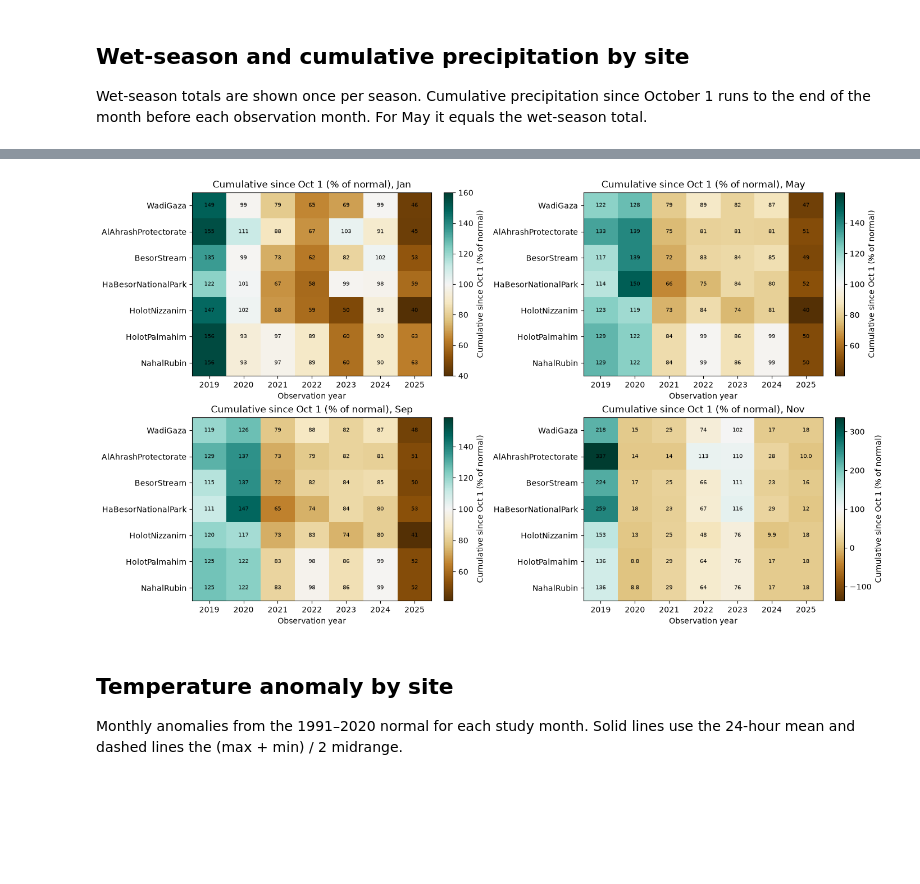
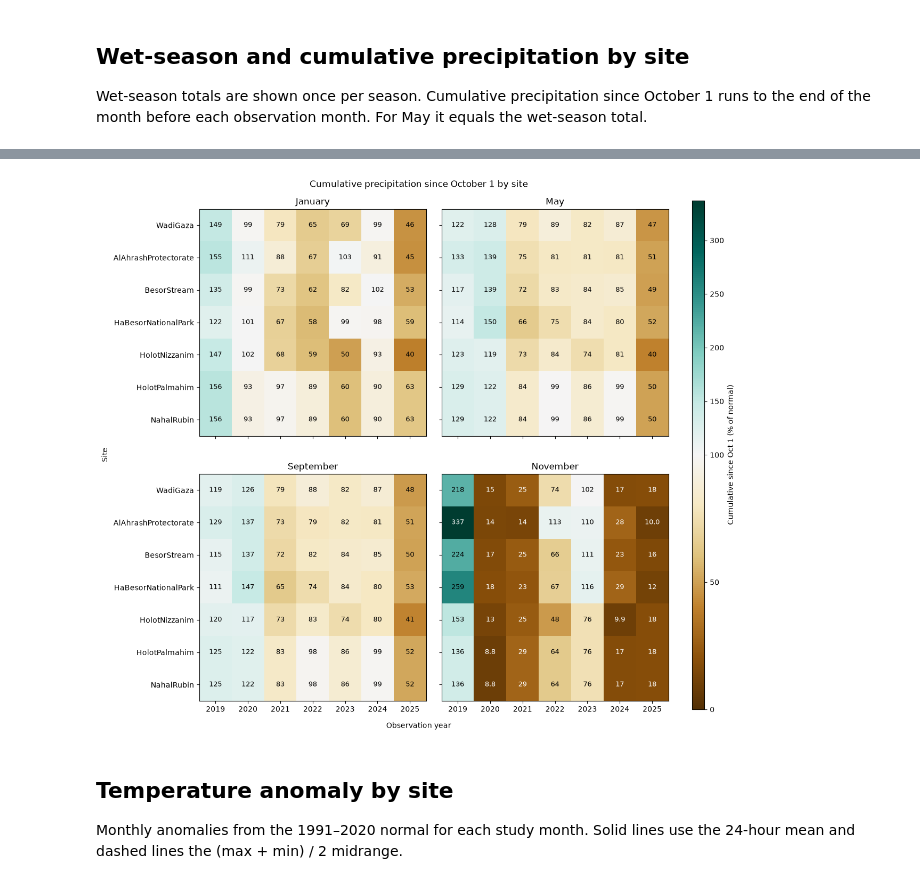
Before and after one commit to tariqshihadah/wadi-gaza-research, a Jupyter notebook: notebooks/22_visualize_climate_context.ipynb, the cells around one changed output, grey strips where cells are left out. Drawn from its saved outputs; the diff is of its cells as text; code cells hidden in the pictures; blank space fills up the shorter version.

```diff
--- a/notebooks/22_visualize_climate_context.ipynb
+++ b/notebooks/22_visualize_climate_context.ipynb
@@ -106,8 +108,12 @@ Observed minus normal (mm) for each study month. Hatched cells have a normal bel
 # %%
-fig, axes = plt.subplots(2, 2, figsize=(14, 8), constrained_layout=True)
+limit = float(summary["precip_anom_mm"].abs().max())
+fig, axes = plt.subplots(2, 2, figsize=(12, 10.4), constrained_layout=True)
 for ax, month in zip(axes.flat, config.study_months):
-    plot_summary_heatmap(summary, "precip_anom_mm", month, ax=ax, flag="precip_near_zero_normal",
-                         label="Precipitation anomaly (mm)", sites=SITE_ORDER)
+    plot_summary_heatmap(summary, "precip_anom_mm", month, ax=ax,
+                         flag="precip_near_zero_normal",
+                         sites=SITE_ORDER, limit=limit, colorbar=False)
+    ax.set_title(month_name(month))
+finish_panel_grid(fig, axes, label="Precipitation anomaly (mm)", title="Monthly precipitation anomaly by site")
 save_figure(fig, PLOT_DIR / "precip_anomaly_heatmaps.png")
 plt.show()
 # %% [output]
@@ -125,13 +131,16 @@ plt.show()
 # %%
-fig, axes = plt.subplots(2, 2, figsize=(14, 8), constrained_layout=True)
+limit = float((summary["cum_since_oct1_precip_pct_normal"] - 100).abs().max())
+fig, axes = plt.subplots(2, 2, figsize=(12, 10.4), constrained_layout=True)
 for ax, month in zip(axes.flat, config.study_months):
     plot_summary_heatmap(summary, "cum_since_oct1_precip_pct_normal", month, ax=ax,
                          flag="cum_since_oct1_precip_near_zero_normal",
-                         label="Cumulative since Oct 1 (% of normal)", sites=SITE_ORDER)
+                         sites=SITE_ORDER, limit=limit, colorbar=False)
+    ax.set_title(month_name(month))
+finish_panel_grid(fig, axes, label="Cumulative since Oct 1 (% of normal)", title="Cumulative precipitation since October 1 by site")
 save_figure(fig, PLOT_DIR / "cumulative_pct_normal_heatmaps.png")
 plt.show()
 # %% [output]
-[figure, old version]
+[figure, new version]
 # %% [markdown]
 ## Temperature anomaly by site
 
```
Also changed, not shown: parts of 11 cells of this notebook, 21 other files.
